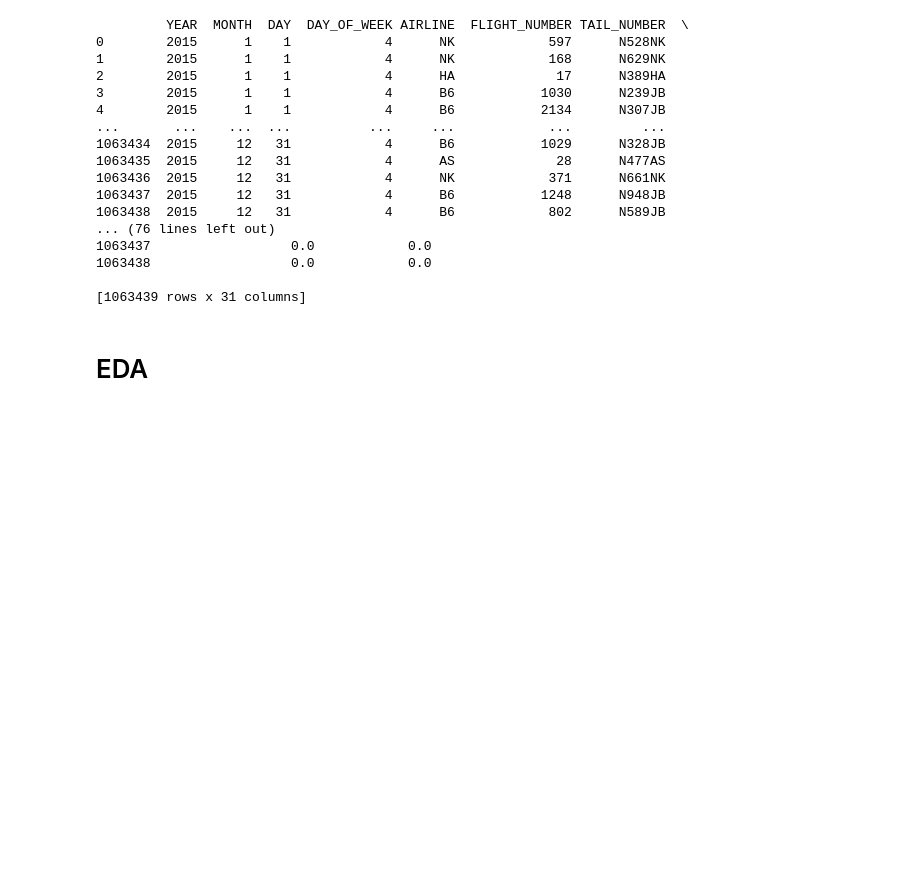
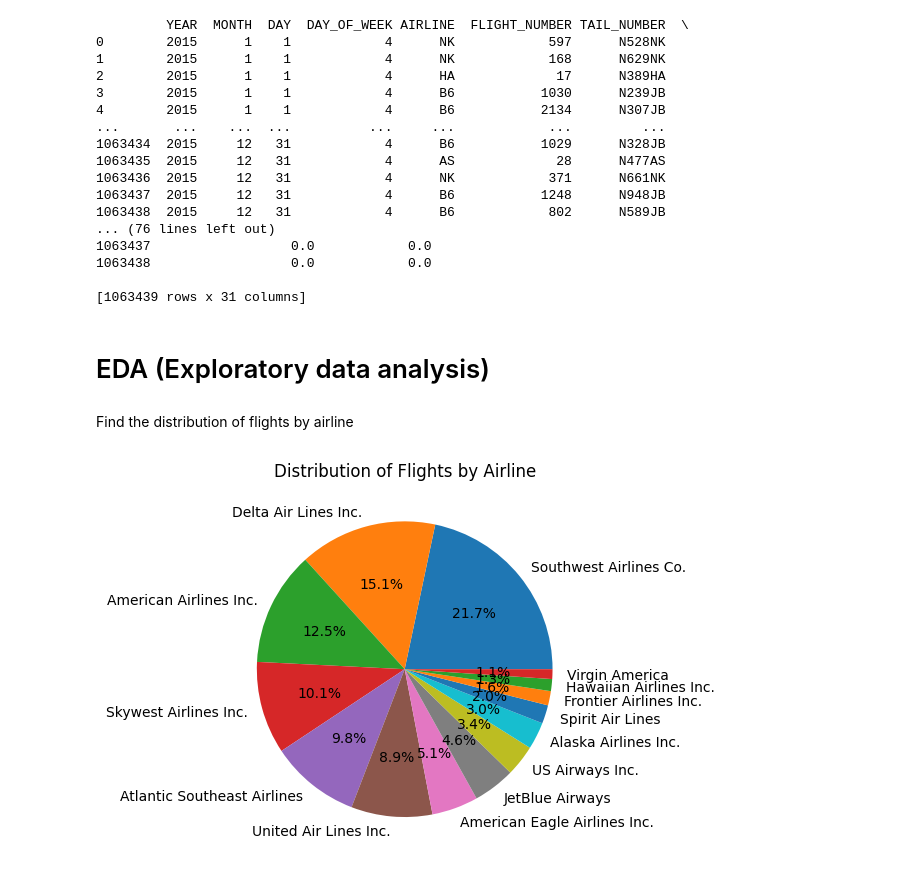
Before and after one commit to GuyPrach/2015-Flight-Delays-and-Cancellations-Analysis, a Jupyter notebook: main.ipynb, the cells around one changed output. Saved outputs shown, nothing was run; the diff lists cells and outputs as text; code cells hidden in the pictures; blank space fills up the shorter version.

Commit message:
EDA : pie chart
create pie chart to see distribution of flights by airline

```diff
--- a/main.ipynb
+++ b/main.ipynb
@@ -199,4 +199,21 @@ print(delayed_flights)
 
 [1063439 rows x 31 columns]
 # %% [markdown]
-# EDA
+# EDA (Exploratory data analysis)
+# %% [markdown]
+Find the distribution of flights by airline
+# %%
+# merge 2 columns for IATA code with the actual airline name
+df_airline = pd.read_csv('Dataset/airlines.csv')
+df_flights_merged = pd.merge(df_flights, df_airline, left_on='AIRLINE', right_on='IATA_CODE', how='left')
+df_flights_merged.rename(columns={'AIRLINE_x': 'IATA_CODE', 'AIRLINE_y': 'AIRLINE_NAME'}, inplace=True)
+
+# count the number of flight rows for each airline name
+airline_counts = df_flights_merged['AIRLINE_NAME'].value_counts()
+
+# create a pie chart
+plt.pie(airline_counts, labels=airline_counts.index, autopct='%1.1f%%')
+plt.title('Distribution of Flights by Airline')
+plt.show()
+# %% [output]
+[figure, added]
```
Also changed, not shown: parts of 1 cell of this notebook.
